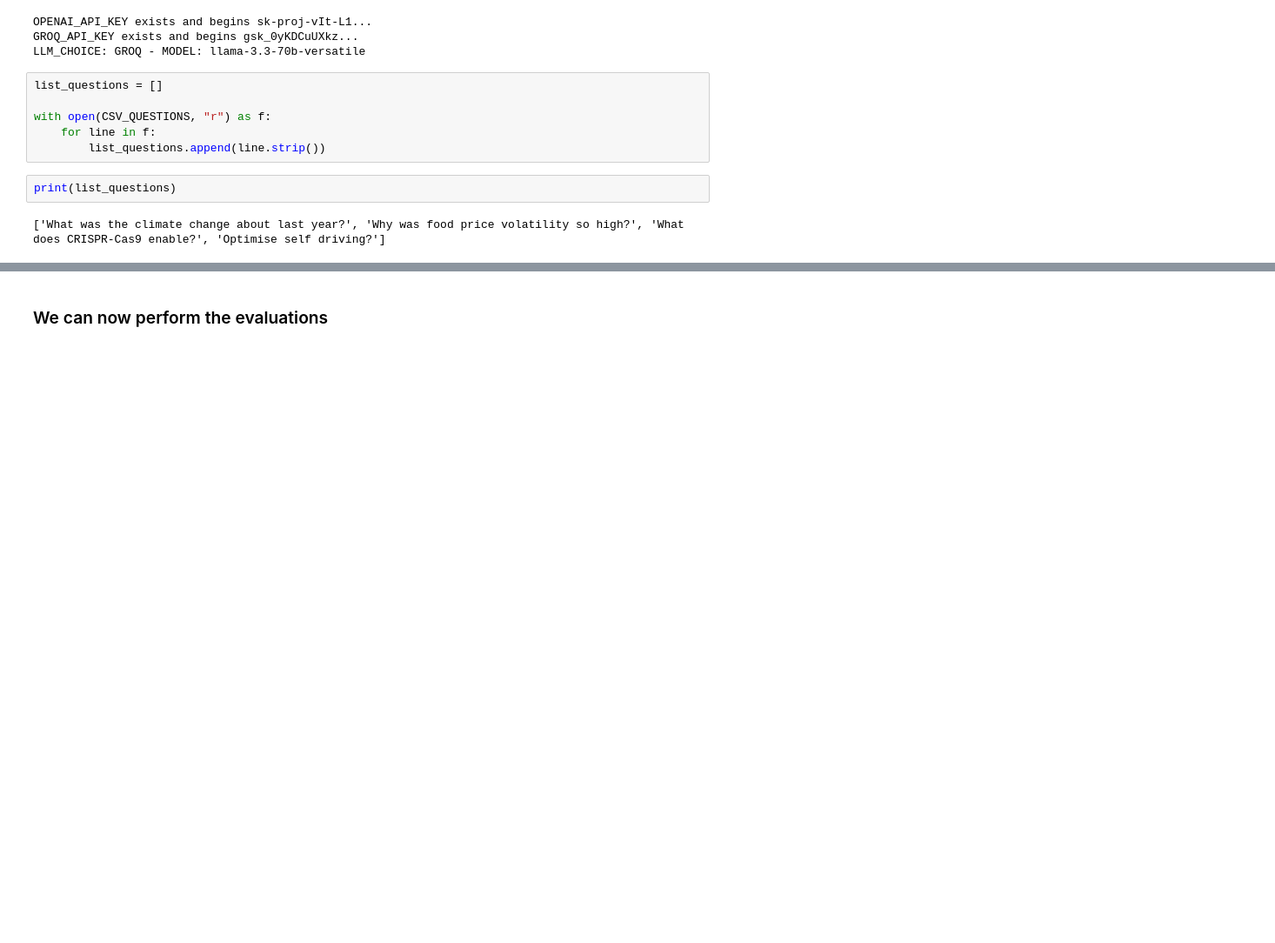
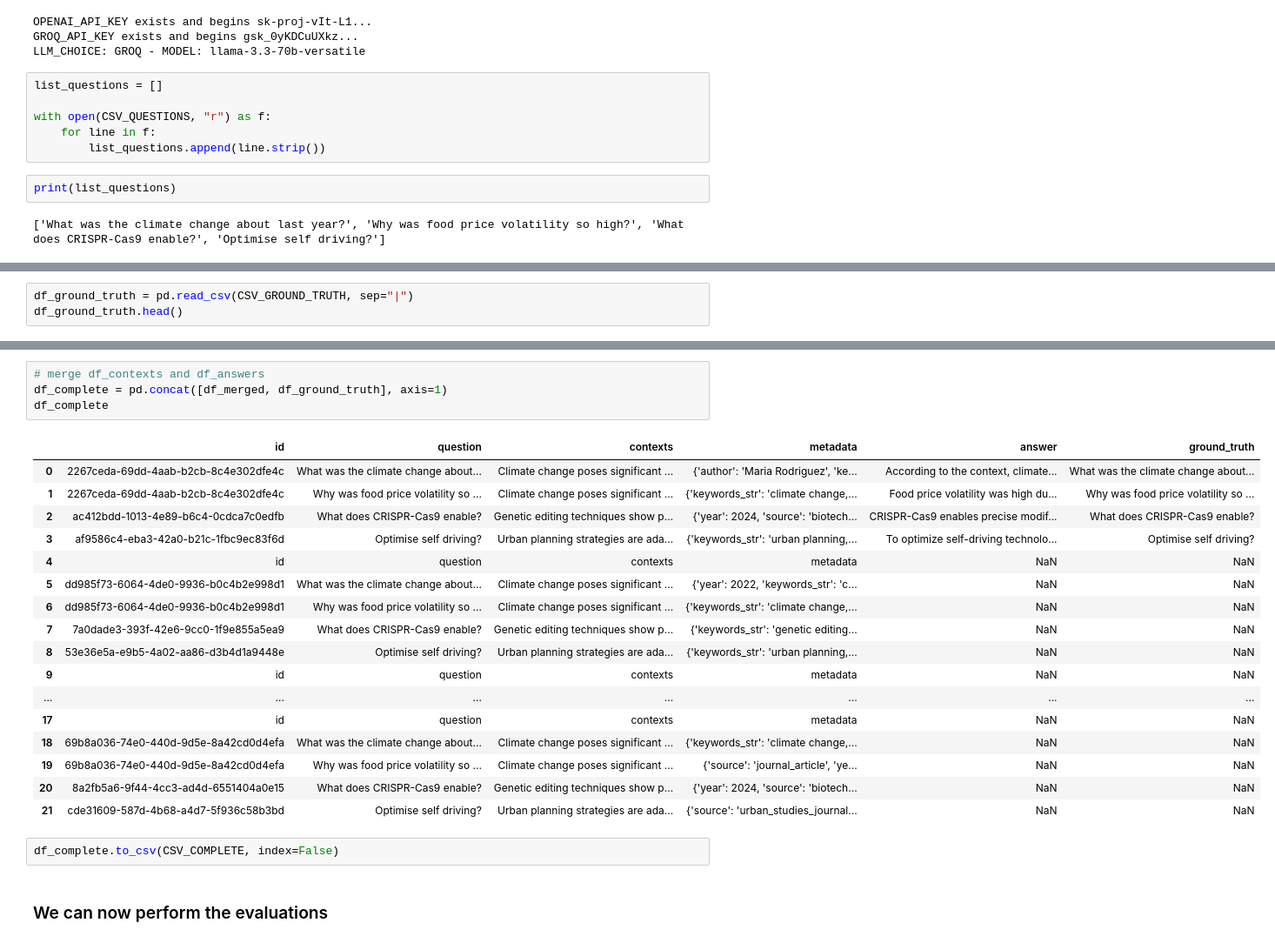
Before and after one commit to Python-Test-Engineer/eval-framework, a Jupyter notebook: src/case_study5/rag/chromadb_rag/05.4_merge_questions_results_evals.ipynb, the cells around one changed output, grey strips where cells are left out. Shown at 87% size. Saved outputs shown, nothing was run; the diff lists cells and outputs as text; blank space fills up the shorter version.

```diff
--- a/src/case_study5/rag/chromadb_rag/05.4_merge_questions_results_evals.ipynb
+++ b/src/case_study5/rag/chromadb_rag/05.4_merge_questions_results_evals.ipynb
@@ -147,0 +165,3 @@ df_merged.to_csv("05.6_evals_dataset.csv", index=False)
+# %%
+df_ground_truth = pd.read_csv(CSV_GROUND_TRUTH, sep="|")
+df_ground_truth.head()
@@ -148,2 +174,26 @@ df_merged.to_csv("05.6_evals_dataset.csv", index=False)
+# %%
+# merge df_contexts and df_answers
+df_complete = pd.concat([df_merged, df_ground_truth], axis=1)
+df_complete
+# %% [output]
+|  | id | question | contexts | metadata | answer | ground_truth |
+| 0 | 2267ceda-69dd-4aab-b2cb-8c4e302dfe4c | What was the climate change about... | Climate change poses significant ... | {'author': 'Maria Rodriguez', 'ke... | According to the context, climate... | What was the climate change about... |
+| 1 | 2267ceda-69dd-4aab-b2cb-8c4e302dfe4c | Why was food price volatility so ... | Climate change poses significant ... | {'keywords_str': 'climate change,... | Food price volatility was high du... | Why was food price volatility so ... |
+| 2 | ac412bdd-1013-4e89-b6c4-0cdca7c0edfb | What does CRISPR-Cas9 enable? | Genetic editing techniques show p... | {'year': 2024, 'source': 'biotech... | CRISPR-Cas9 enables precise modif... | What does CRISPR-Cas9 enable? |
+| 3 | af9586c4-eba3-42a0-b21c-1fbc9ec83f6d | Optimise self driving? | Urban planning strategies are ada... | {'keywords_str': 'urban planning,... | To optimize self-driving technolo... | Optimise self driving? |
+| 4 | id | question | contexts | metadata | NaN | NaN |
+| 5 | dd985f73-6064-4de0-9936-b0c4b2e998d1 | What was the climate change about... | Climate change poses significant ... | {'year': 2022, 'keywords_str': 'c... | NaN | NaN |
+| 6 | dd985f73-6064-4de0-9936-b0c4b2e998d1 | Why was food price volatility so ... | Climate change poses significant ... | {'keywords_str': 'climate change,... | NaN | NaN |
+| 7 | 7a0dade3-393f-42e6-9cc0-1f9e855a5ea9 | What does CRISPR-Cas9 enable? | Genetic editing techniques show p... | {'keywords_str': 'genetic editing... | NaN | NaN |
+| 8 | 53e36e5a-e9b5-4a02-aa86-d3b4d1a9448e | Optimise self driving? | Urban planning strategies are ada... | {'keywords_str': 'urban planning,... | NaN | NaN |
+| 9 | id | question | contexts | metadata | NaN | NaN |
+| ... | ... | ... | ... | ... | ... | ... |
+| 17 | id | question | contexts | metadata | NaN | NaN |
+| 18 | 69b8a036-74e0-440d-9d5e-8a42cd0d4efa | What was the climate change about... | Climate change poses significant ... | {'keywords_str': 'climate change,... | NaN | NaN |
+| 19 | 69b8a036-74e0-440d-9d5e-8a42cd0d4efa | Why was food price volatility so ... | Climate change poses significant ... | {'source': 'journal_article', 'ye... | NaN | NaN |
+| 20 | 8a2fb5a6-9f44-4cc3-ad4d-6551404a0e15 | What does CRISPR-Cas9 enable? | Genetic editing techniques show p... | {'year': 2024, 'source': 'biotech... | NaN | NaN |
+| 21 | cde31609-587d-4b68-a4d7-5f936c58b3bd | Optimise self driving? | Urban planning strategies are ada... | {'source': 'urban_studies_journal... | NaN | NaN |
+# %%
+df_complete.to_csv(CSV_COMPLETE, index=False)
 # %% [markdown]
 ### We can now perform the evaluations
```
Also changed, not shown: parts of 7 cells of this notebook, 33 other files.
